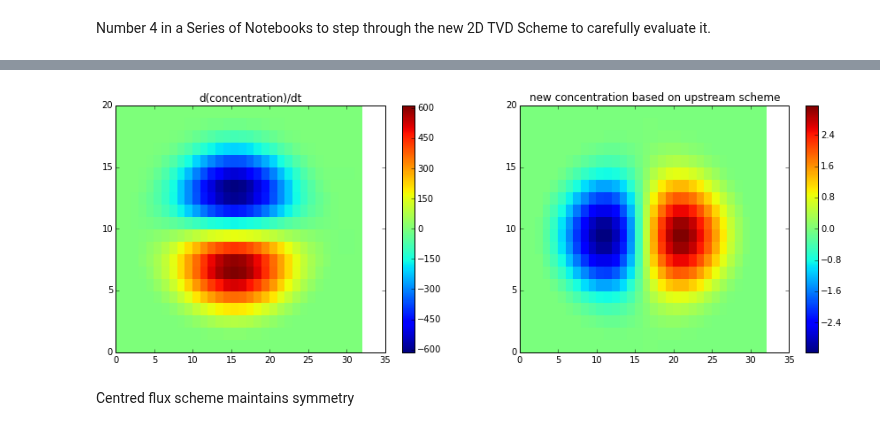
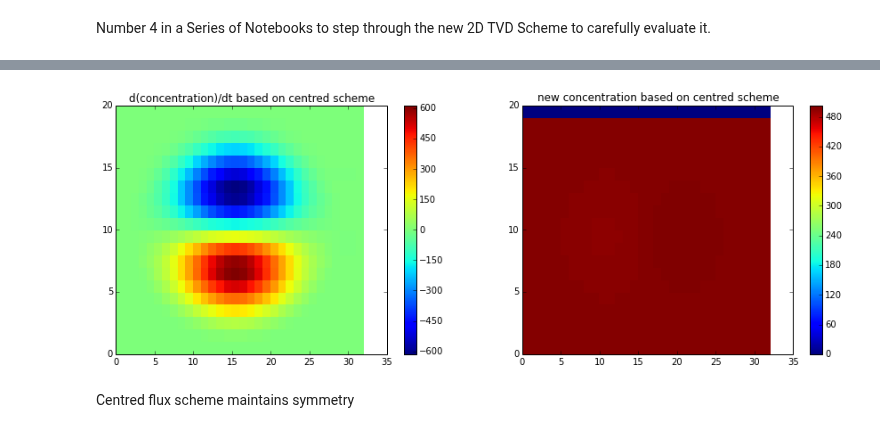
Before and after one commit to UBC-MOAD/pa-th-simple, a Jupyter notebook: prelim-model/Evaluation of 2D TVD - Step 4.ipynb, the cells around one changed output, grey strips where cells are left out. Saved outputs shown, nothing was run; the diff lists cells and outputs as text; code cells hidden in the pictures.

```diff
--- a/prelim-model/Evaluation of 2D TVD - Step 4.ipynb
+++ b/prelim-model/Evaluation of 2D TVD - Step 4.ipynb
@@ -56,12 +56,17 @@ sign_ux = np.sign(ux[:, :-1] + ux[:, 1:])
 p_upz_p = sign_uz_S * (sign_uz_S - 1)/2
 n_upz_p = sign_uz_S * (sign_uz_S + 1)/2
 # define upstream for dissolved phase
-p_upz = sign_uz * (sign_uz - 1)/2
-n_upz = sign_uz * (sign_uz + 1)/2
+p_upz_d = sign_uz * (sign_uz - 1)/2
+n_upz_d = sign_uz * (sign_uz + 1)/2
 # define upstream in x
 p_upx = sign_ux * (sign_ux - 1)/2
 n_upx = sign_ux * (sign_ux + 1)/2
-conc = g
+
+# decide whether to test particulate or dissolved phase
+conc = h
+p_upz = p_upz_p
+n_upz = n_upz_p
+sinkrate = S
 # %%
 # TVD code - check dissolved calculation
 # grid
@@ -75,7 +80,7 @@ ux = u[1,:,:]
 # upstream flux
 fluxx_up = np.zeros((nz, nx));         fluxz_up = np.zeros((nz, nx))
 fluxx_up[:, 0:nx-1] = ux[:, 0:nx-1]*conc.a[:, 0:nx-1] * n_upx[:, 0:nx-1] + ux[:, 1:nx]*conc.a[:, 1:nx] * p_upx[:, 0:nx-1]
-fluxz_up[0:nz-1, :] = uz[0:nz-1, :]*conc.a[0:nz-1, :] * n_upz[0:nz-1, :] + uz[1:nz, :]*conc.a[1:nz, :] * p_upz[0:nz-1, :]
+fluxz_up[0:nz-1, :] = (sinkrate + uz[0:nz-1, :])*conc.a[0:nz-1, :] * n_upz[0:nz-1, :] + (sinkrate + uz[1:nz, :])*conc.a[1:nz, :] * p_upz[0:nz-1, :]
 
 
 # plot
@@ -123,24 +143,24 @@ cbar = fig.colorbar(test, ax=axs[1])
 # %%
-#centred flux
+# centred flux
 fluxx_cen = np.zeros((nz, nx));         fluxz_cen = np.zeros((nz, nx))
 fluxx_cen[:, 0:nx-1] = 0.5 * ( conc.a[:, 0:nx-1]*ux[:, 0:nx-1] + conc.a[:, 1:nx]*ux[:, 1:nx] )
-fluxz_cen[0:nz-1, :] = 0.5 * ( conc.a[0:nz-1, :]*uz[0:nz-1, :] + conc.a[1:nz, :]*uz[1:nz, :] )
+fluxz_cen[0:nz-1, :] = 0.5 * ( conc.a[0:nz-1, :]*(sinkrate + uz[0:nz-1, :]) + conc.a[1:nz, :]*(sinkrate + uz[1:nz, :] ))
 
 # anti-diffusive flux
 adfx = fluxx_cen - fluxx_up                     # conc*velocity
 adfz = fluxz_cen - fluxz_up
 
 # plot centred flux, anti-diffusive
 fig, axs = plt.subplots(1,2,figsize=(15,5))
 
 test = axs[0].pcolormesh(fluxx_cen)
-axs[0].set_title('d(concentration)/dt')
+axs[0].set_title('d(concentration)/dt based on centred scheme')
 cbar = fig.colorbar(test, ax=axs[0])
 
 test = axs[1].pcolormesh(fluxz_cen)
-axs[1].set_title('new concentration based on upstream scheme')
+axs[1].set_title('new concentration based on centred scheme')
 cbar = fig.colorbar(test, ax=axs[1])
 # %% [output]
-[figure, old version]
+[figure, new version]
 # %% [markdown]
 Centred flux scheme maintains symmetry
```
Also changed, not shown: parts of 7 cells of this notebook.
